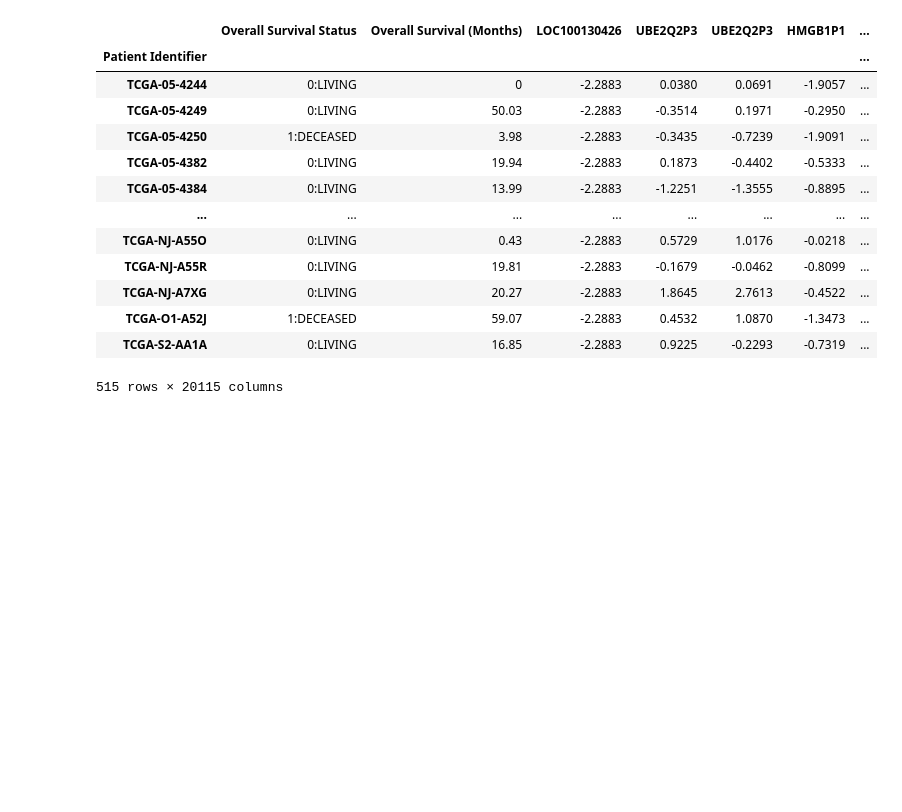
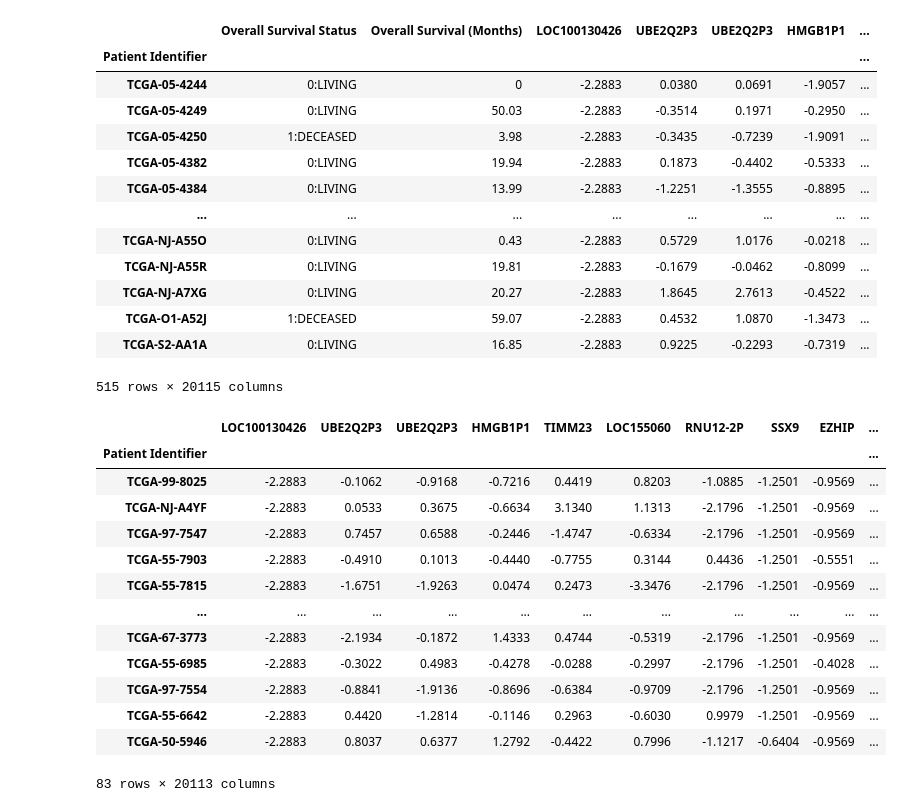
Before and after one commit to DeveloperSeJin/-Deep-Learning-Based-Survival-Analysis-Using-is-Using-Genomic-Data, a Jupyter notebook: UNLV프로젝트.ipynb, the cells around one changed output. Drawn from its saved outputs; the diff is of its cells as text; code cells hidden in the pictures; blank space fills up the shorter version.

```diff
--- a/UNLV프로젝트.ipynb
+++ b/UNLV프로젝트.ipynb
@@ -91,3 +91,28 @@ data
 | TCGA-O1-A52J | 1:DECEASED | 59.07 | -2.2883 | 0.4532 | 1.0870 | -1.3473 | ... |
 | TCGA-S2-AA1A | 0:LIVING | 16.85 | -2.2883 | 0.9225 | -0.2293 | -0.7319 | ... |
 515 rows × 20115 columns
+# %%
+from sklearn.model_selection import train_test_split
+train_set, test_set = train_test_split(data, test_size = 0.2, random_state=83, shuffle =True)
+train_set, val_set = train_test_split(train_set, test_size = 0.2, random_state = 83, shuffle = True)
+train_label = train_set[['Overall Survival Status','Overall Survival (Months)']]
+train_set.drop(['Overall Survival Status','Overall Survival (Months)'],axis=1)
+test_label = test_set[['Overall Survival Status','Overall Survival (Months)']]
+test_set.drop(['Overall Survival Status','Overall Survival (Months)'],axis=1)
+val_label = val_set[['Overall Survival Status','Overall Survival (Months)']]
+val_set.drop(['Overall Survival Status','Overall Survival (Months)'],axis=1)
+# %% [output]
+|  | LOC100130426 | UBE2Q2P3 | UBE2Q2P3 | HMGB1P1 | TIMM23 | LOC155060 | RNU12-2P | SSX9 | EZHIP | ... |
+| Patient Identifier |  |  |  |  |  |  |  |  |  | ... |
+| TCGA-99-8025 | -2.2883 | -0.1062 | -0.9168 | -0.7216 | 0.4419 | 0.8203 | -1.0885 | -1.2501 | -0.9569 | ... |
+| TCGA-NJ-A4YF | -2.2883 | 0.0533 | 0.3675 | -0.6634 | 3.1340 | 1.1313 | -2.1796 | -1.2501 | -0.9569 | ... |
+| TCGA-97-7547 | -2.2883 | 0.7457 | 0.6588 | -0.2446 | -1.4747 | -0.6334 | -2.1796 | -1.2501 | -0.9569 | ... |
+| TCGA-55-7903 | -2.2883 | -0.4910 | 0.1013 | -0.4440 | -0.7755 | 0.3144 | 0.4436 | -1.2501 | -0.5551 | ... |
+| TCGA-55-7815 | -2.2883 | -1.6751 | -1.9263 | 0.0474 | 0.2473 | -3.3476 | -2.1796 | -1.2501 | -0.9569 | ... |
+| ... | ... | ... | ... | ... | ... | ... | ... | ... | ... | ... |
+| TCGA-67-3773 | -2.2883 | -2.1934 | -0.1872 | 1.4333 | 0.4744 | -0.5319 | -2.1796 | -1.2501 | -0.9569 | ... |
+| TCGA-55-6985 | -2.2883 | -0.3022 | 0.4983 | -0.4278 | -0.0288 | -0.2997 | -2.1796 | -1.2501 | -0.4028 | ... |
+| TCGA-97-7554 | -2.2883 | -0.8841 | -1.9136 | -0.8696 | -0.6384 | -0.9709 | -2.1796 | -1.2501 | -0.9569 | ... |
+| TCGA-55-6642 | -2.2883 | 0.4420 | -1.2814 | -0.1146 | 0.2963 | -0.6030 | 0.9979 | -1.2501 | -0.9569 | ... |
+| TCGA-50-5946 | -2.2883 | 0.8037 | 0.6377 | 1.2792 | -0.4422 | 0.7996 | -1.1217 | -0.6404 | -0.9569 | ... |
+83 rows × 20113 columns
```
Also changed, not shown: parts of 1 cell of this notebook.
